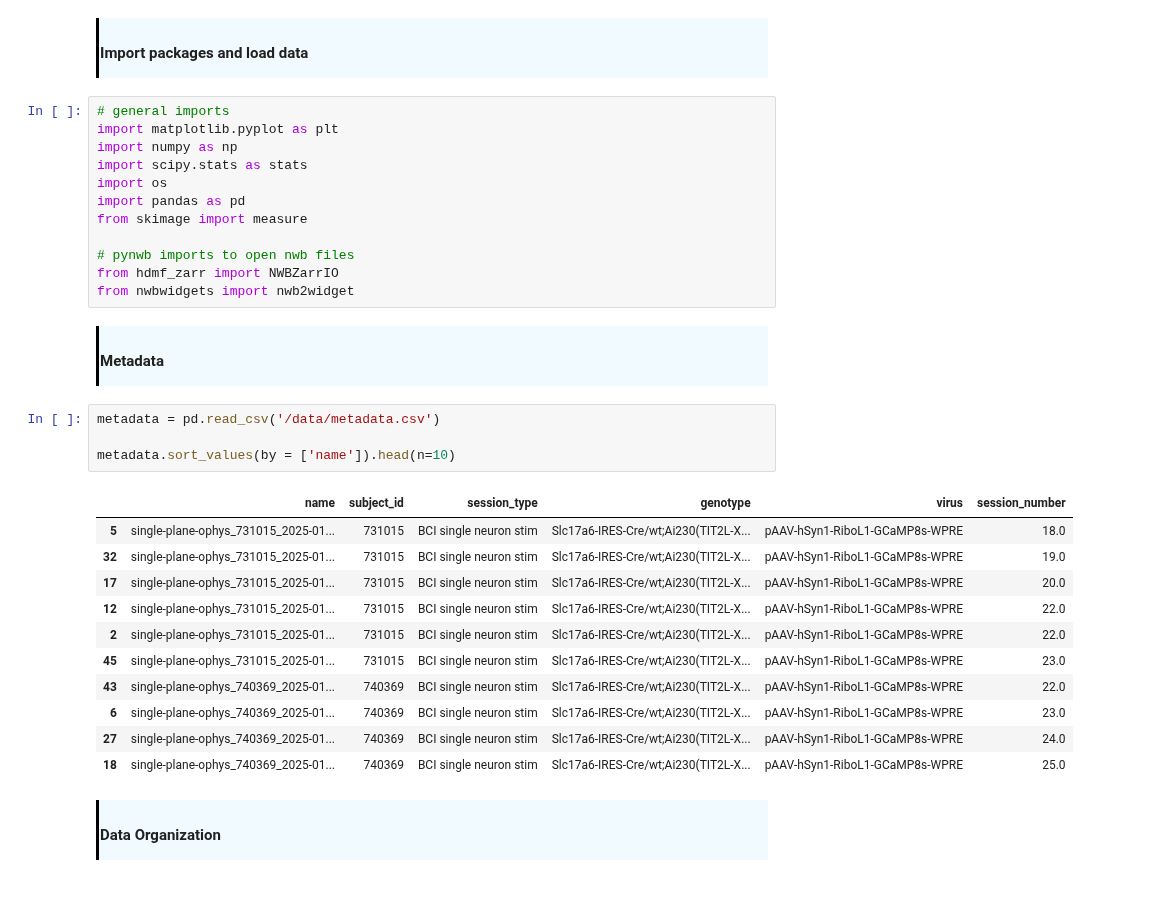
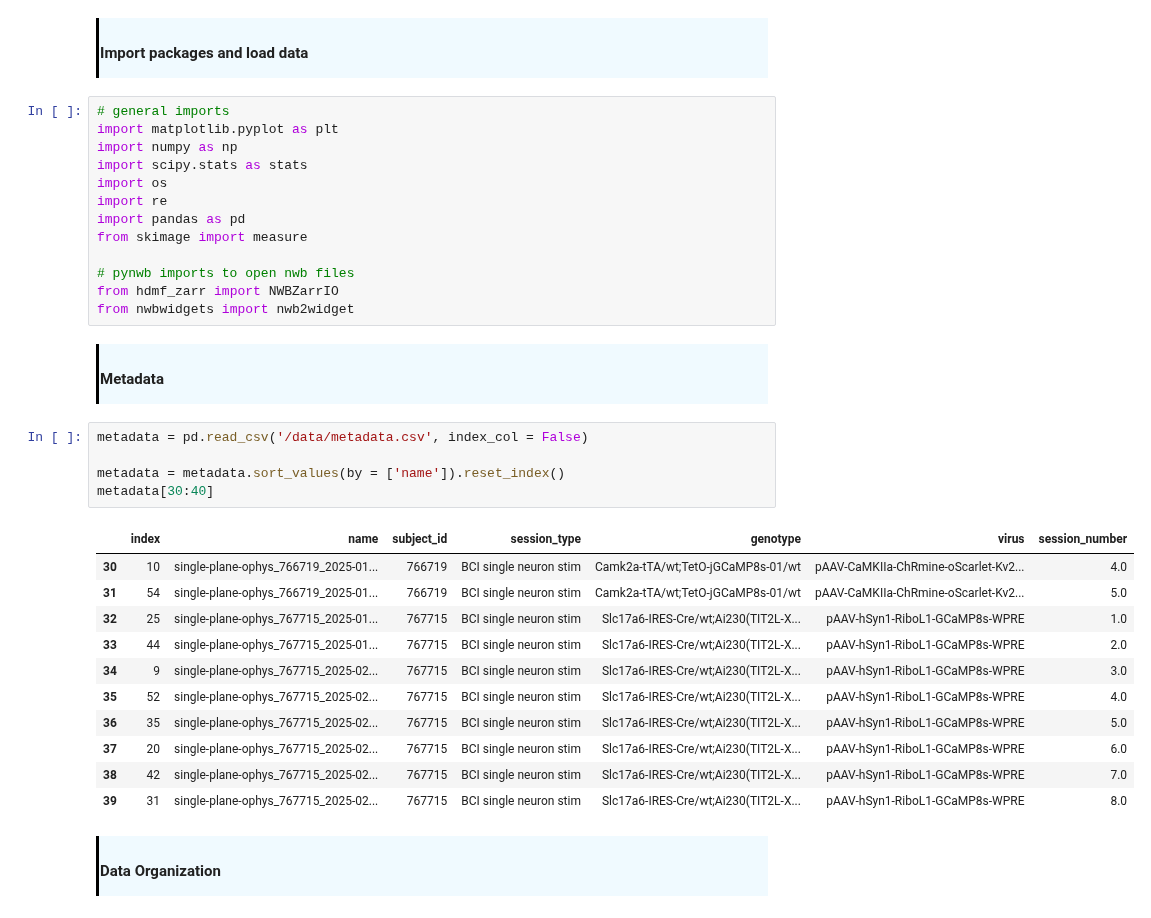
Before and after one commit to AllenNeuralDynamics/AIND-CNC-BCI-Workshop, a Jupyter notebook: code/load_data.ipynb, the cells around one changed output. Saved outputs shown, nothing was run; the diff lists cells and outputs as text.

```diff
--- a/code/load_data.ipynb
+++ b/code/load_data.ipynb
@@ -22,6 +22,7 @@ import matplotlib.pyplot as plt
 import numpy as np
 import scipy.stats as stats
 import os
+import re
 import pandas as pd
 from skimage import measure
 
@@ -33,21 +34,22 @@ from nwbwidgets import nwb2widget
 
 #### Metadata
 # %%
-metadata = pd.read_csv('/data/metadata.csv')
+metadata = pd.read_csv('/data/metadata.csv', index_col = False)
 
-metadata.sort_values(by = ['name']).head(n=10)
+metadata = metadata.sort_values(by = ['name']).reset_index()
+metadata[30:40]
 # %% [output]
-|  | name | subject_id | session_type | genotype | virus | session_number |
-| 5 | single-plane-ophys_731015_2025-01... | 731015 | BCI single neuron stim | Slc17a6-IRES-Cre/wt;Ai230(TIT2L-X... | pAAV-hSyn1-RiboL1-GCaMP8s-WPRE | 18.0 |
-| 32 | single-plane-ophys_731015_2025-01... | 731015 | BCI single neuron stim | Slc17a6-IRES-Cre/wt;Ai230(TIT2L-X... | pAAV-hSyn1-RiboL1-GCaMP8s-WPRE | 19.0 |
-| 17 | single-plane-ophys_731015_2025-01... | 731015 | BCI single neuron stim | Slc17a6-IRES-Cre/wt;Ai230(TIT2L-X... | pAAV-hSyn1-RiboL1-GCaMP8s-WPRE | 20.0 |
-| 12 | single-plane-ophys_731015_2025-01... | 731015 | BCI single neuron stim | Slc17a6-IRES-Cre/wt;Ai230(TIT2L-X... | pAAV-hSyn1-RiboL1-GCaMP8s-WPRE | 22.0 |
-| 2 | single-plane-ophys_731015_2025-01... | 731015 | BCI single neuron stim | Slc17a6-IRES-Cre/wt;Ai230(TIT2L-X... | pAAV-hSyn1-RiboL1-GCaMP8s-WPRE | 22.0 |
-| 45 | single-plane-ophys_731015_2025-01... | 731015 | BCI single neuron stim | Slc17a6-IRES-Cre/wt;Ai230(TIT2L-X... | pAAV-hSyn1-RiboL1-GCaMP8s-WPRE | 23.0 |
-| 43 | single-plane-ophys_740369_2025-01... | 740369 | BCI single neuron stim | Slc17a6-IRES-Cre/wt;Ai230(TIT2L-X... | pAAV-hSyn1-RiboL1-GCaMP8s-WPRE | 22.0 |
-| 6 | single-plane-ophys_740369_2025-01... | 740369 | BCI single neuron stim | Slc17a6-IRES-Cre/wt;Ai230(TIT2L-X... | pAAV-hSyn1-RiboL1-GCaMP8s-WPRE | 23.0 |
-| 27 | single-plane-ophys_740369_2025-01... | 740369 | BCI single neuron stim | Slc17a6-IRES-Cre/wt;Ai230(TIT2L-X... | pAAV-hSyn1-RiboL1-GCaMP8s-WPRE | 24.0 |
-| 18 | single-plane-ophys_740369_2025-01... | 740369 | BCI single neuron stim | Slc17a6-IRES-Cre/wt;Ai230(TIT2L-X... | pAAV-hSyn1-RiboL1-GCaMP8s-WPRE | 25.0 |
+|  | index | name | subject_id | session_type | genotype | virus | session_number |
+| 30 | 10 | single-plane-ophys_766719_2025-01... | 766719 | BCI single neuron stim | Camk2a-tTA/wt;TetO-jGCaMP8s-01/wt | pAAV-CaMKIIa-ChRmine-oScarlet-Kv2... | 4.0 |
+| 31 | 54 | single-plane-ophys_766719_2025-01... | 766719 | BCI single neuron stim | Camk2a-tTA/wt;TetO-jGCaMP8s-01/wt | pAAV-CaMKIIa-ChRmine-oScarlet-Kv2... | 5.0 |
+| 32 | 25 | single-plane-ophys_767715_2025-01... | 767715 | BCI single neuron stim | Slc17a6-IRES-Cre/wt;Ai230(TIT2L-X... | pAAV-hSyn1-RiboL1-GCaMP8s-WPRE | 1.0 |
+| 33 | 44 | single-plane-ophys_767715_2025-01... | 767715 | BCI single neuron stim | Slc17a6-IRES-Cre/wt;Ai230(TIT2L-X... | pAAV-hSyn1-RiboL1-GCaMP8s-WPRE | 2.0 |
+| 34 | 9 | single-plane-ophys_767715_2025-02... | 767715 | BCI single neuron stim | Slc17a6-IRES-Cre/wt;Ai230(TIT2L-X... | pAAV-hSyn1-RiboL1-GCaMP8s-WPRE | 3.0 |
+| 35 | 52 | single-plane-ophys_767715_2025-02... | 767715 | BCI single neuron stim | Slc17a6-IRES-Cre/wt;Ai230(TIT2L-X... | pAAV-hSyn1-RiboL1-GCaMP8s-WPRE | 4.0 |
+| 36 | 35 | single-plane-ophys_767715_2025-02... | 767715 | BCI single neuron stim | Slc17a6-IRES-Cre/wt;Ai230(TIT2L-X... | pAAV-hSyn1-RiboL1-GCaMP8s-WPRE | 5.0 |
+| 37 | 20 | single-plane-ophys_767715_2025-02... | 767715 | BCI single neuron stim | Slc17a6-IRES-Cre/wt;Ai230(TIT2L-X... | pAAV-hSyn1-RiboL1-GCaMP8s-WPRE | 6.0 |
+| 38 | 42 | single-plane-ophys_767715_2025-02... | 767715 | BCI single neuron stim | Slc17a6-IRES-Cre/wt;Ai230(TIT2L-X... | pAAV-hSyn1-RiboL1-GCaMP8s-WPRE | 7.0 |
+| 39 | 31 | single-plane-ophys_767715_2025-02... | 767715 | BCI single neuron stim | Slc17a6-IRES-Cre/wt;Ai230(TIT2L-X... | pAAV-hSyn1-RiboL1-GCaMP8s-WPRE | 8.0 |
 # %% [markdown]
 <div style="border-left: 3px solid #000; padding: 1px; padding-left: 10px; background: #F0FAFF; ">
 
```
Also changed, not shown: parts of 21 cells of this notebook.
